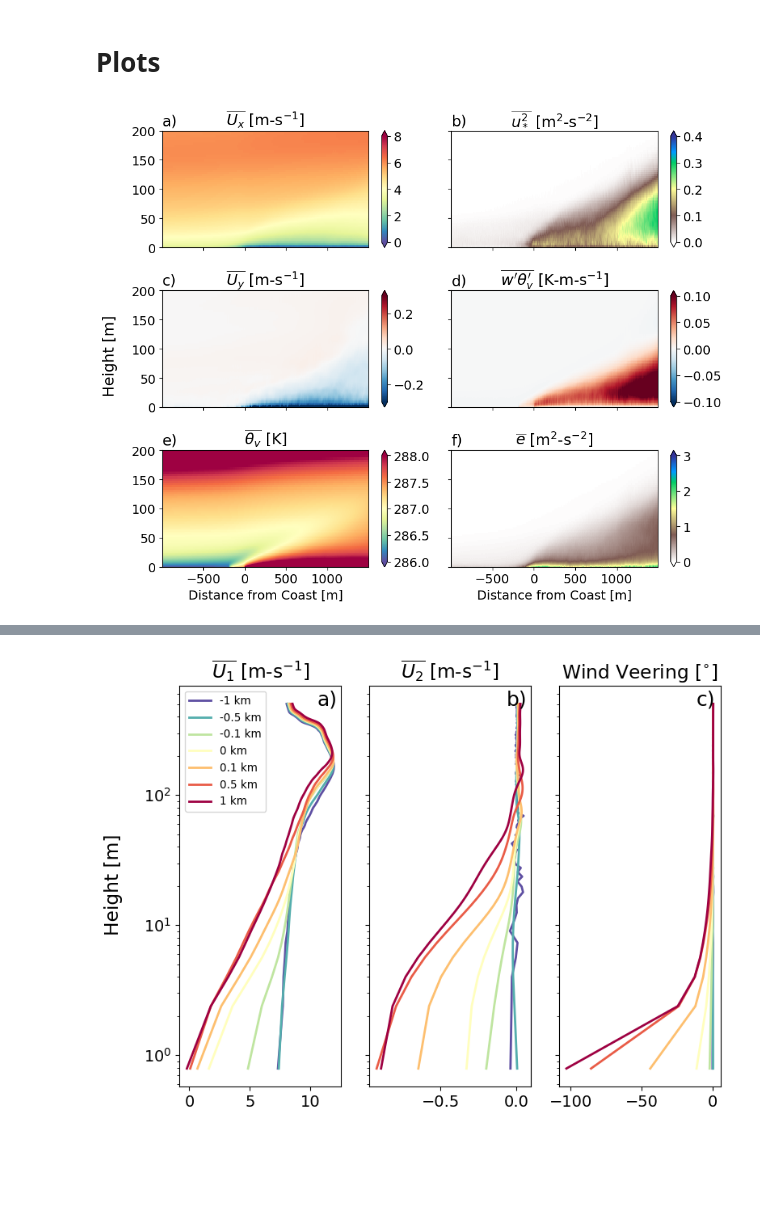
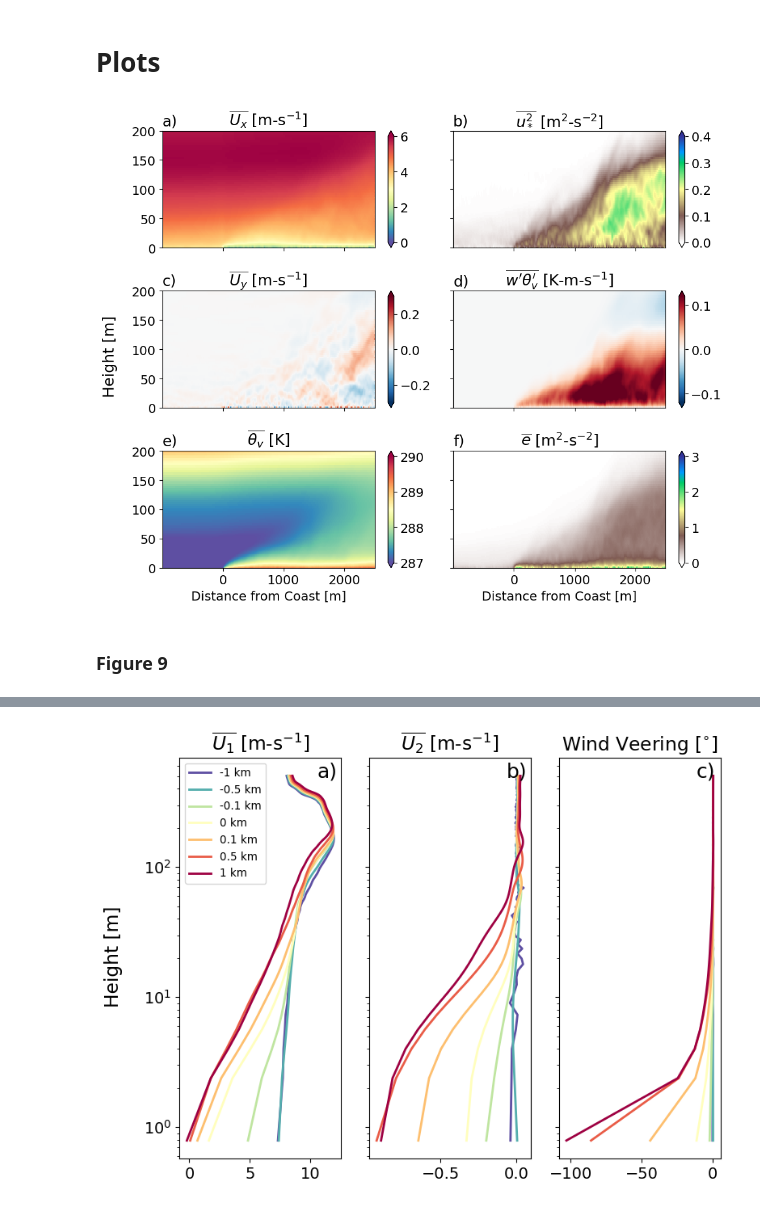
Before and after one commit to jameshlywiak/ABL-surface-layer, a Jupyter notebook: umn_LES.ipynb, the cells around one changed output, grey strips where cells are left out. Drawn from its saved outputs; the diff is of its cells as text; code cells hidden in the pictures; blank space fills up the shorter version.

Commit message:
updating LES scripts to read new (preliminary) dataset

```diff
--- a/umn_LES.ipynb
+++ b/umn_LES.ipynb
@@ -19,10 +19,12 @@ from lmfit import Model
 LES_data = 'MidPlane_means_HighWind_lowTGrad.csv'
 #LES_data = 'MidPlane_means.csv'
 #LES_data = 'Midplanes_means_half_degree.csv'
+#LES_data, save_str = 'Neu.txt', 'Neu'
+LES_data, save_str = 'CO_.txt', 'Con'
 
-if 'HighWind_lowT' in LES_data: save_str = 'HW_lowT'
-elif 'highwind_3deg' in LES_data: save_str = 'hw_3deg'
-elif 'half_degree' in LES_data: save_str = 'halfdeg'
-else: save_str = 'conv'
+#if 'HighWind_lowT' in LES_data: save_str = 'HW_lowT'
+#elif 'highwind_3deg' in LES_data: save_str = 'hw_3deg'
+#elif 'half_degree' in LES_data: save_str = 'halfdeg'
+#else: save_str = 'conv'
 print(save_str)
 # %% [output]
@@ -30,5 +32,5 @@ HW_lowT
 # %%
-LES_df = pd.read_csv(LES_data)
+LES_df = pd.read_csv(LES_data, delimiter='  ')
 if 'HW' in save_str.upper(): LES_df = LES_df.drop('Unnamed: 15', axis=1).dropna()
 x_coast = LES_df['X'].unique() - 3000
 height = LES_df['Z'].unique()
@@ -50,7 +52,8 @@ for n,name in enumerate(LES_df.columns.to_list()):
         var_2d = np.reshape(var_tmp, (len(height), len(x_coast)))
 
         name = name.replace("'", 'p')
-        name = name.replace('THETA', 'T')
+        name = name.upper().replace('THETA', 'T')
+        name = name.replace('theta', 'T')
         name = name.replace(' ', '')
         ds[name] = (['Height', 'X_coast'], var_2d)
 ds
@@ -83,9 +86,9 @@ f = 2*np.sin(36.8*np.pi/180)*(7.29e-5)
 
 wsp = (ds.U**2 + ds.V**2 + ds.W**2)**(1/2)
 hwsp = (ds.U**2 + ds.V**2)**(1/2)
-ust = (ds.UpWp**2 + ds.VpWp**2)**(1/4)
-wst3 = (ds.Height*g*ds.WpTp / ds.T)**(1)
-Lob = -(ds.T*ust**3) / (vonk*g*ds.WpTp)
+ust = (ds.UPWP**2 + ds.VPWP**2)**(1/4)
+wst3 = (ds.Height*g*ds.WPTP / ds.T)**(1)
+Lob = -(ds.T*ust**3) / (vonk*g*ds.WPTP)
 zL = ds.Height / Lob
 Tadv = np.tile(ds.X_coast.values, (len(ds.Height.values), 1)) / ds.U.values
 gamma = calc.first_derivative(ds.T)
@@ -130,3 +133,8 @@ Data variables: (12/21)
+# %%
+if save_str == 'Con':
+    ds_con = ds.copy()
+elif save_str == 'Neu':
+    ds_neu = ds.copy()
 # %% [markdown]
 # Functions
 # %%
@@ -157,40 +165,48 @@ alph = ['a)', 'b)', 'c)', 'd)', 'e)', 'f)', 'g)', 'h)', 'i)', 'j)']
 # %%
 ## quick plots
 plt.rcParams.update({'font.size': 14})
+
+les_plt = 'Con'
+if les_plt == 'Con':
+    ds = ds_con
+elif les_plt == 'Neu':
+    ds = ds_neu
 
 fig, ax = plt.subplots(3,2, figsize=(10,8), sharex=True, sharey=True)
 ax = ax.flatten()
 
 cbar_args = {'label': ''}
 labels = [
     r'$\overline{U_x}$ [m-s$^{-1}$]',
     r'$\overline{u_*^2}$ [m$^2$-s$^{-2}$]',
     r'$\overline{U_y}$ [m-s$^{-1}$]',
     r'$\overline{w^{\prime}\theta_v^{\prime}}$ [K-m-s$^{-1}$]',
     r'$\overline{\theta_v}$ [K]',
     r'$\overline{e}$ [m$^2$-s$^{-2}$]',
 ]
 
-ds.U.plot(ax=ax[0], x='X_coast', y='Height', cmap='Spectral_r', vmin=0, vmax=8, extend='both', cbar_kwargs=cbar_args)
+ds.U.plot(ax=ax[0], x='X_coast', y='Height', cmap='Spectral_r', vmin=0, vmax=6, extend='both', cbar_kwargs=cbar_args)
 ds.V.plot(ax=ax[2], x='X_coast', y='Height', cmap='RdBu_r', vmin=-0.3, vmax=0.3, extend='both', cbar_kwargs=cbar_args)
-ds.T.plot(ax=ax[4], x='X_coast', y='Height', cmap='Spectral_r', vmin=286, vmax=288, extend='both', cbar_kwargs=cbar_args)
+ds.T.plot(ax=ax[4], x='X_coast', y='Height', cmap='Spectral_r', vmin=287, vmax=290, extend='both', cbar_kwargs=cbar_args)
 
 (ds.ustar**2).plot(ax=ax[1], x='X_coast', y='Height', cmap='terrain_r', vmin=0, vmax=0.4, extend='both', cbar_kwargs=cbar_args)
-ds.WpTp.plot(ax=ax[3], x='X_coast', y='Height', cmap='RdBu_r', vmin=-0.1, vmax=0.1, extend='both', cbar_kwargs=cbar_args)
+ds.WPTP.plot(ax=ax[3], x='X_coast', y='Height', cmap='RdBu_r', vmin=-0.12, vmax=0.12, extend='both', cbar_kwargs=cbar_args)
 ds.TKE.plot(ax=ax[5], x='X_coast', y='Height', cmap='terrain_r', vmin=0, vmax=3, extend='both', cbar_kwargs=cbar_args)
 
 for n,axis in enumerate(ax):
     axis.set_ylim([0, 200])
     axis.set_xlabel('')
     axis.set_ylabel('')
     if n>=4: axis.set_xlabel('Distance from Coast [m]')
     axis.set_title(f'{labels[n]}', loc='center')
     axis.set_title(f'{alph[n]}', loc='left')
 
 fig.supylabel('Height [m]')
 fig.tight_layout()
 
-fig.savefig(f'figures/LES_quick_look_{save_str}.png', bbox_inches='tight', dpi=300)
-fig.savefig(f'figures/LES_quick_look_{save_str}.pdf', bbox_inches='tight')
+fig.savefig(f'figures/LES_quick_look_{les_plt}.png', bbox_inches='tight', dpi=300)
+fig.savefig(f'figures/LES_quick_look_{les_plt}.pdf', bbox_inches='tight')
 # %% [output]
-[figure, old version]
+[figure, new version]
+# %% [markdown]
+### Figure 9
```
Also changed, not shown: parts of 12 cells of this notebook, 2 other files.
